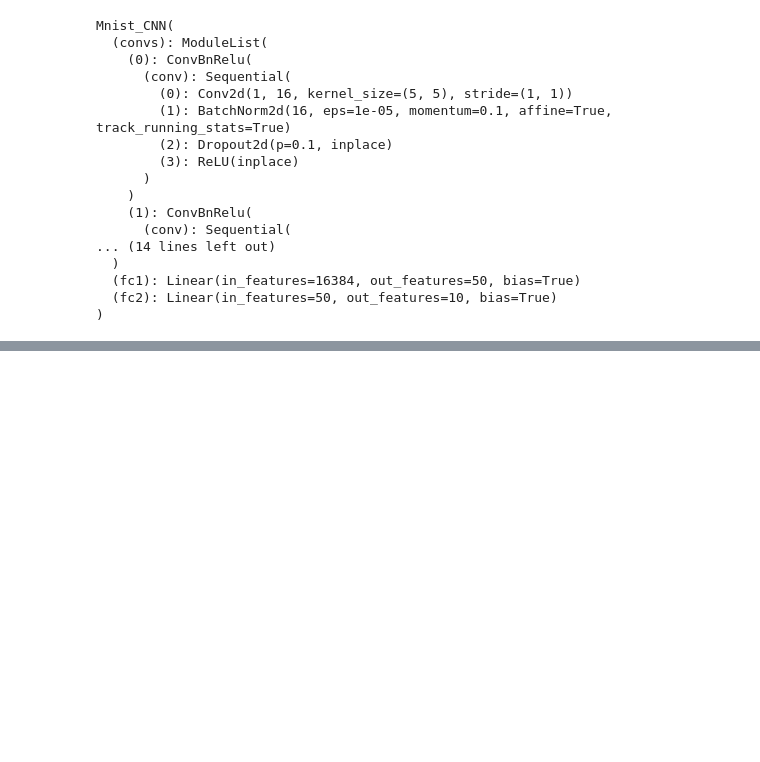
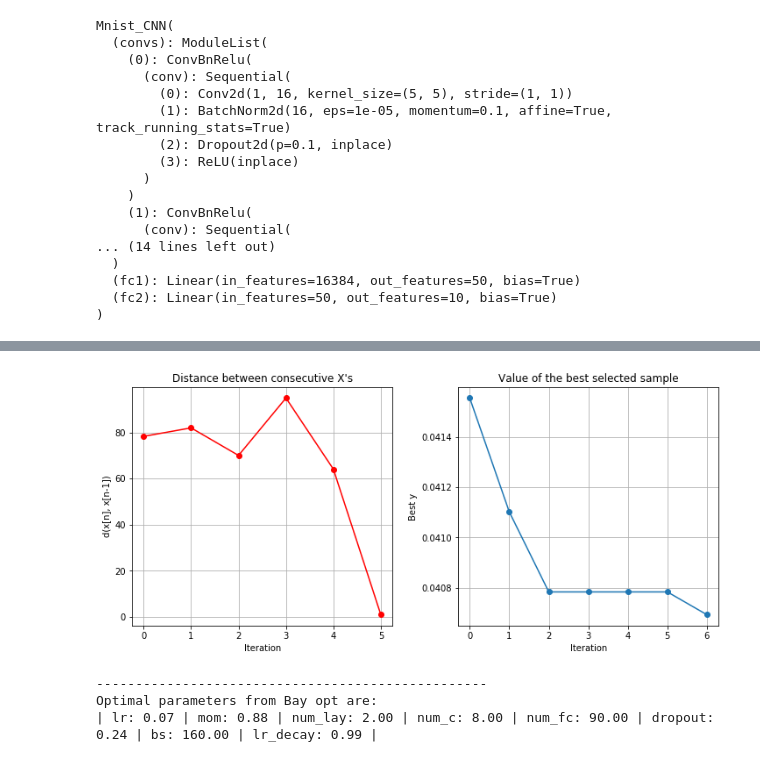
Before and after one commit to maw501/bayopt-gps, a Jupyter notebook: notebooks/Using_GPyOpt_to_tune_NN.ipynb, the cells around one changed output, grey strips where cells are left out. Saved outputs shown, nothing was run; the diff lists cells and outputs as text; code cells hidden in the pictures; blank space fills up the shorter version.

```diff
--- a/notebooks/Using_GPyOpt_to_tune_NN.ipynb
+++ b/notebooks/Using_GPyOpt_to_tune_NN.ipynb
@@ -35,6 +43,6 @@ Here we are going to let the BO actually vary the model's capacity via `num_lay`
 # %%
-opt_BO = [{'name': 'learning_rate', 'type': 'continuous', 'domain': (0.05, 0.25)},
-          {'name': 'momentum', 'type': 'continuous', 'domain': (0.8, 0.9)},
+opt_BO = [{'name': 'lr', 'type': 'continuous', 'domain': (0.05, 0.25)},
+          {'name': 'mom', 'type': 'continuous', 'domain': (0.8, 0.9)},
           {'name': 'num_lay', 'type': 'discrete', 'domain': range(1, 4)},
           {'name': 'num_c', 'type': 'discrete', 'domain': range(8, 22, 2)},
           {'name': 'num_fc', 'type': 'discrete', 'domain': range(10, 105, 5)},
@@ -122,13 +131,13 @@ We then instantiate and fit the model, passing in the parameters we wish to opti
 @utils.call_counter
 def f_opt_mnist(parameters):
     parameters = parameters[0]  # np.ndarray passed in is nested
-    print(f'---------Starting Bay opt call {f_opt_mnist.calls} with parameters: ---------')
+    print(f'\n ---------Starting Bay opt call {f_opt_mnist.calls} with parameters: ---------')
     utils.print_params(parameters, opt_BO)
     # Data loading:
     train_ds, valid_ds = dp.download_mnist()
     train_dl, valid_dl = dp.get_data(train_ds, valid_ds, int(parameters[6]))
-    train_dl, valid_dl = dp.WrappedDataLoader(train_dl, dp.preprocess), dp.WrappedDataLoader(valid_dl, dp.preprocess)
-    # Model definition:
+    train_dl, valid_dl = dp.WrapDL(train_dl, dp.preprocess), dp.WrapDL(valid_dl, dp.preprocess)
+    # Model instantiation:
     model = m.Mnist_CNN(n_lay=int(parameters[2]),
                         n_c=int(parameters[3]),
                         n_fc=int(parameters[4]),
@@ -137,6 +146,6 @@ def f_opt_mnist(parameters):
     # Optimizer:
     opt = optim.SGD(model.parameters(), lr=parameters[0], momentum=parameters[1])
     scheduler = optim.lr_scheduler.ExponentialLR(opt, gamma=0.9)
-    # Fit:
+    # Call fit function:
     score, metric = train.fit(epochs, model, loss_func, scheduler, train_dl, valid_dl, train.accuracy)
     return np.array(score)
@@ -152,5 +165,5 @@ cleanup_models_dir = True
 # %%
-utils.setup_folders()
+utils.setup_folders() # create folders if don't exist
 if cleanup_models_dir: utils.clean_folder('models/')  # delete models from previous runs
 # GPyOpt function call:
 optimizer = BayesianOptimization(f=opt_func,  # objective function
@@ -159,16 +172,9 @@ optimizer = BayesianOptimization(f=opt_func,  # objective function
                  acquisition_type='EI',
                  normalize_Y=True,
                  acquisition_jitter=0.05,  # positive value to make acquisition more explorative
-                 exact_feval=True,  # whether the outputs are exact
+                 exact_feval=False,  # whether the outputs are exact
                  maximize=False,
                 )
 optimizer.run_optimization(max_iter=max_iter)  # 5 initial exploratory points + max_iter
-# Post-run printing and plotting:
-if plot:
-    optimizer.plot_acquisition()  # plots y normalized (i.e. deviates) only in 1d or 2d
-    optimizer.plot_convergence()
-print('--------------------------------------------------')
-print('Optimal parameters from Bay opt are:')
-utils.print_params(optimizer.x_opt, opt_BO)
 # %% [output]
 Deleting models from: models/
@@ -194,0 +197,11 @@ Optimal parameters from Bay opt are:
+# %%
+if plot:
+    plotting.plot_convergence(optimizer.X, optimizer.Y_best)
+print('--------------------------------------------------')
+print('Optimal parameters from Bay opt are:')
+utils.print_params(optimizer.x_opt, opt_BO)
+# %% [output]
+[figure, added]
+--------------------------------------------------
+Optimal parameters from Bay opt are:
+| lr: 0.07 | mom: 0.88 | num_lay: 2.00 | num_c: 8.00 | num_fc: 90.00 | dropout: 0.24 | bs: 160.00 | lr_decay: 0.99 |
```
Also changed, not shown: parts of 14 cells of this notebook, 6 other files.
